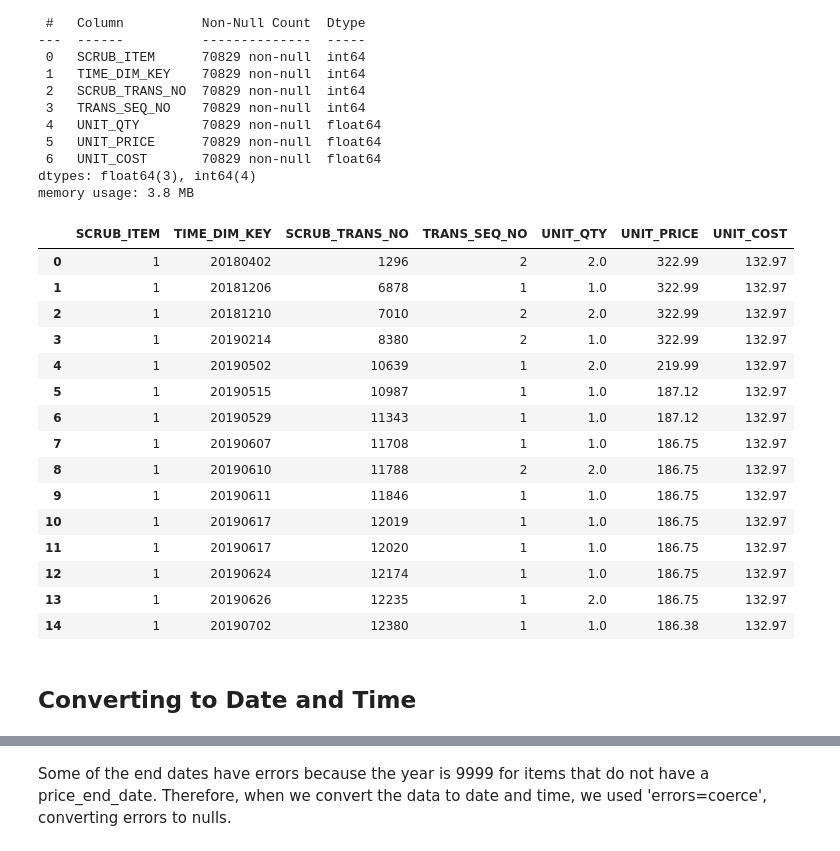
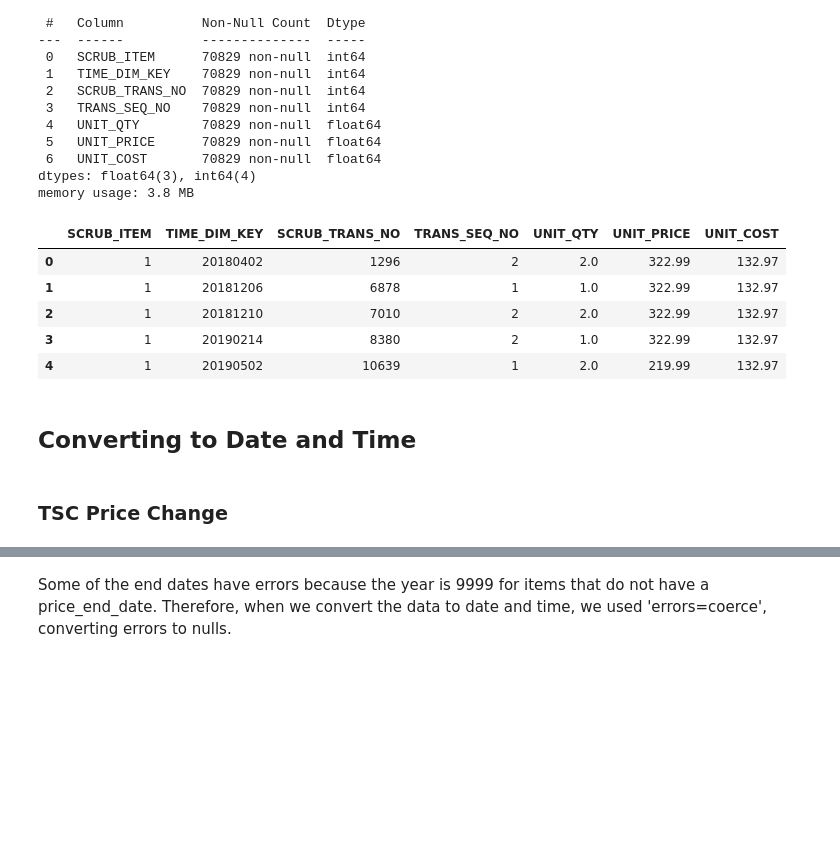
Before and after one commit to arthursjkim/tsc_pricing_optimization, a Jupyter notebook: arthur_notebook_v2.ipynb, the cells around one changed output, grey strips where cells are left out. Saved outputs shown, nothing was run; the diff lists cells and outputs as text; code cells hidden in the pictures; blank space fills up the shorter version.

```diff
--- a/arthur_notebook_v2.ipynb
+++ b/arthur_notebook_v2.ipynb
@@ -110,21 +213,11 @@ Data columns (total 7 columns):
 dtypes: float64(3), int64(4)
 memory usage: 3.8 MB
 # %%
-df_tsc_sales.head(15)
+df_tsc_sales.head()
 # %% [output]
 |  | SCRUB_ITEM | TIME_DIM_KEY | SCRUB_TRANS_NO | TRANS_SEQ_NO | UNIT_QTY | UNIT_PRICE | UNIT_COST |
 | 0 | 1 | 20180402 | 1296 | 2 | 2.0 | 322.99 | 132.97 |
 | 1 | 1 | 20181206 | 6878 | 1 | 1.0 | 322.99 | 132.97 |
 | 2 | 1 | 20181210 | 7010 | 2 | 2.0 | 322.99 | 132.97 |
 | 3 | 1 | 20190214 | 8380 | 2 | 1.0 | 322.99 | 132.97 |
 | 4 | 1 | 20190502 | 10639 | 1 | 2.0 | 219.99 | 132.97 |
-| 5 | 1 | 20190515 | 10987 | 1 | 1.0 | 187.12 | 132.97 |
-| 6 | 1 | 20190529 | 11343 | 1 | 1.0 | 187.12 | 132.97 |
-| 7 | 1 | 20190607 | 11708 | 1 | 1.0 | 186.75 | 132.97 |
-| 8 | 1 | 20190610 | 11788 | 2 | 2.0 | 186.75 | 132.97 |
-| 9 | 1 | 20190611 | 11846 | 1 | 1.0 | 186.75 | 132.97 |
-| 10 | 1 | 20190617 | 12019 | 1 | 1.0 | 186.75 | 132.97 |
-| 11 | 1 | 20190617 | 12020 | 1 | 1.0 | 186.75 | 132.97 |
-| 12 | 1 | 20190624 | 12174 | 1 | 1.0 | 186.75 | 132.97 |
-| 13 | 1 | 20190626 | 12235 | 1 | 2.0 | 186.75 | 132.97 |
-| 14 | 1 | 20190702 | 12380 | 1 | 1.0 | 186.38 | 132.97 |
@@ -131,5 +226,7 @@ df_tsc_sales.head(15)
 # %% [markdown]
 ## Converting to Date and Time
+# %% [markdown]
+### TSC Price Change
 # %%
 df_tsc_price_change['PRICE_START_DATE'] = pd.to_datetime(df_tsc_price_change['PRICE_START_DATE'],
                                                          format='%Y-%m-%d')
```
Also changed, not shown: parts of 101 cells of this notebook, 1 other file.
